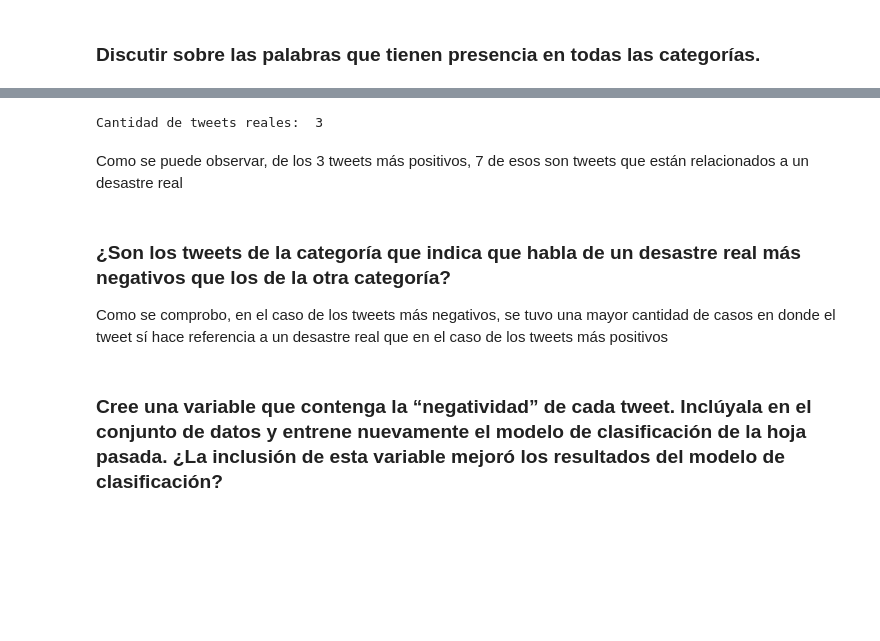
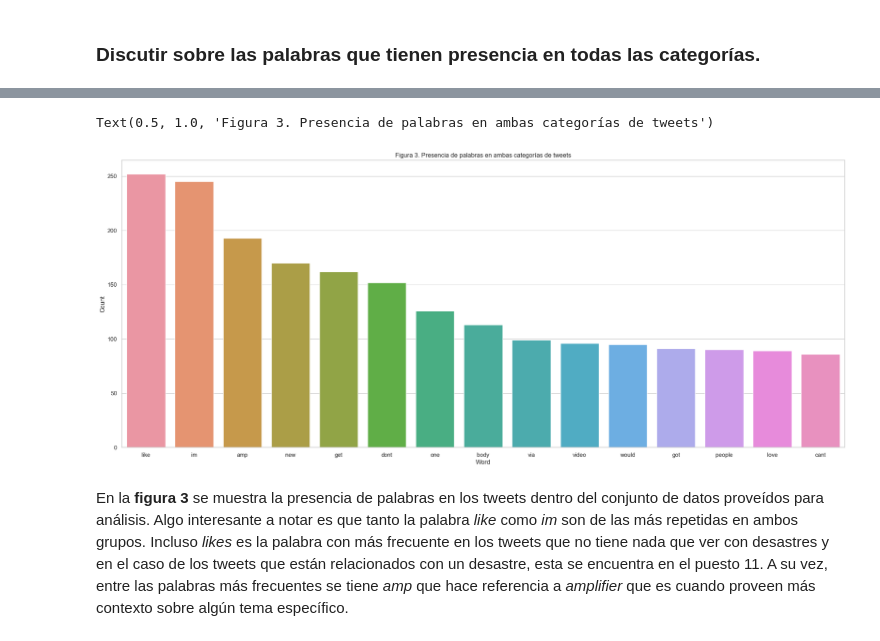
Before and after one commit to El-Mendez/data-science-lab5, a Jupyter notebook: notebook.ipynb, the cells around one changed output, grey strips where cells are left out. Drawn from its saved outputs; the diff is of its cells as text; code cells hidden in the pictures; blank space fills up the shorter version.

```diff
--- a/notebook.ipynb
+++ b/notebook.ipynb
@@ -442,11 +260,9 @@ data[data.positivity > 0].sort_values(by='positivity', ascending=False).head(10)
-# %%
-print("Cantidad de tweets reales:",data[data.positivity > 0].sort_values(by='positivity', ascending=False).head(10)["target"].sum())
-# %% [output]
-Cantidad de tweets reales:  3
-# %% [markdown]
-Como se puede observar, de los 3 tweets más positivos, 7 de esos son tweets que están relacionados a un desastre real
-# %% [markdown]
-### ¿Son los tweets de la categoría que indica que habla de un desastre real más negativos que los de la otra categoría?
-Como se comprobo, en el caso de los tweets más negativos, se tuvo una mayor cantidad de casos en donde el tweet sí hace referencia a un desastre real que en el caso de los tweets más positivos
-# %% [markdown]
-### Cree una variable que contenga la “negatividad” de cada tweet. Inclúyala  en el conjunto de datos y entrene nuevamente el modelo de clasificación de la hoja pasada. ¿La inclusión de esta variable mejoró los resultados del modelo de clasificación?
+# %%
+duplicates = dfs[1].assign(Isin=dfs[1].Word.isin(dfs[0].Word).astype(int))
+sns.barplot(x=duplicates.loc[duplicates['Isin'] == 1].Word.head(15), y=duplicates.loc[duplicates['Isin'] == 1].Count.head(15))
+plt.title('Figura 3. Presencia de palabras en ambas categorías de tweets')
+# %% [output]
+Text(0.5, 1.0, 'Figura 3. Presencia de palabras en ambas categorías de tweets')
+[figure, added]
+# %% [markdown]
+En la **figura 3** se muestra la presencia de palabras en los tweets dentro del conjunto de datos proveídos para análisis. Algo interesante a notar es que tanto la palabra *like* como *im* son de las más repetidas en ambos grupos. Incluso *likes* es la palabra con más frecuente en los tweets que no tiene nada que ver con desastres y en el caso de los tweets que están relacionados con un desastre, esta se encuentra en el puesto 11. A su vez, entre las palabras más frecuentes se tiene *amp* que hace referencia a *amplifier* que es cuando proveen más contexto sobre algún tema específico.
```
Also changed, not shown: parts of 70 cells of this notebook, 2 other files.
